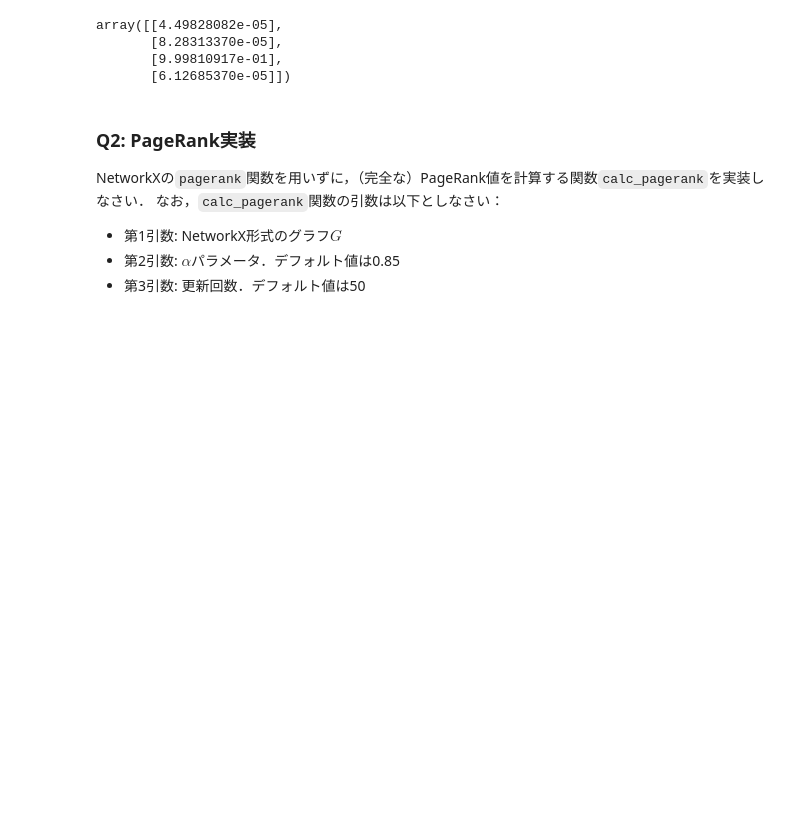
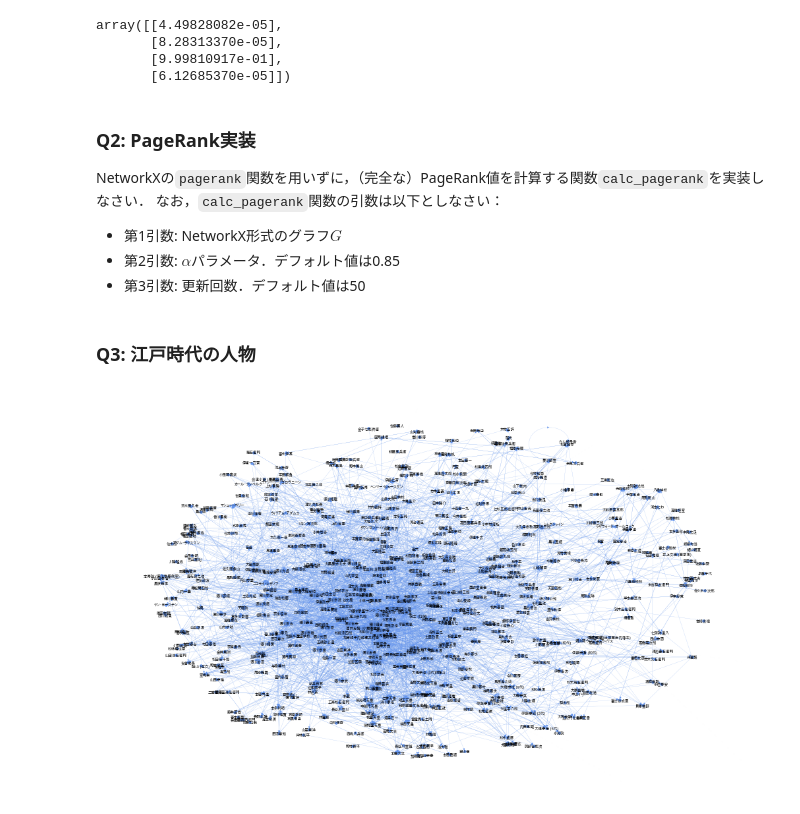
Before and after one commit to hontolab-courses/graph-analysis-lecturenote, a Jupyter notebook: _sources/content/web-and-graph.ipynb, the cells around one changed output. Cells and saved outputs as stored; diff of their text form; code cells hidden in the pictures; blank space fills up the shorter version.

```diff
--- a/_sources/content/web-and-graph.ipynb
+++ b/_sources/content/web-and-graph.ipynb
@@ -521,0 +529,25 @@ def calc_pagerank(G, beta=0.85, iter_num=50):
+# %% [markdown]
+### Q3: 江戸時代の人物
+# %%
+import matplotlib.pyplot as plt
+
+EDO_DRAW_CONFIG = {
+    'node_size': 5,
+    'arrowsize': 5,
+    'font_size': 4,
+    'with_labels': True,
+    'node_color': 'cornflowerblue',
+    'edge_color': 'cornflowerblue',
+    'width': 0.10,
+    'font_family': 'IPAPGothic'
+}
+
+
+G_edo = nx.read_gml("data/edo.gml")
+
+plt.figure(figsize=(10,6))
+pos = nx.spring_layout(G_edo, iterations=50, seed=1234, k=0.5)
+nx.draw(G_edo, pos, **EDO_DRAW_CONFIG)
+plt.show()
+# %% [output]
+[figure, added]
```
Also changed, not shown: parts of 3 cells of this notebook, 5 other files.
